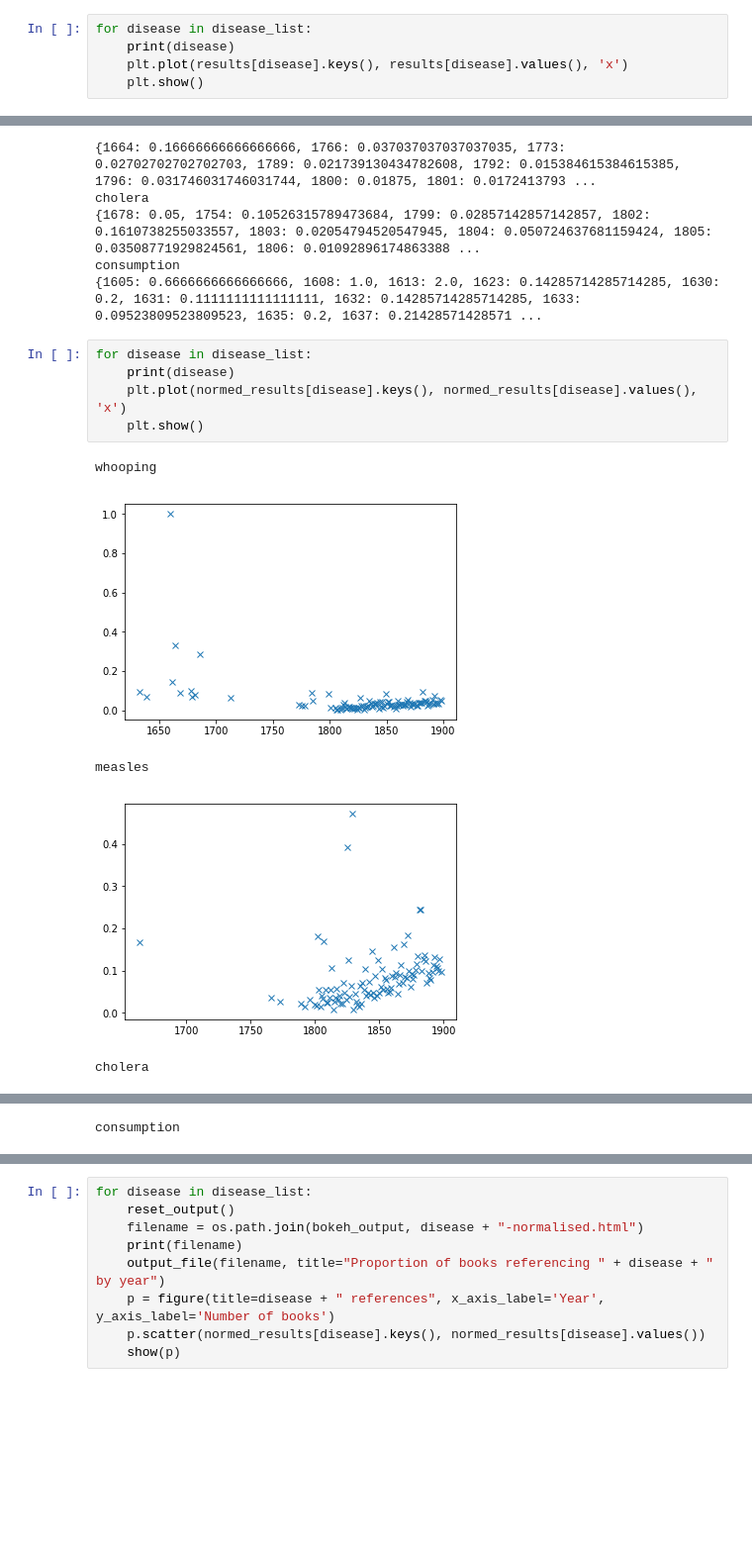
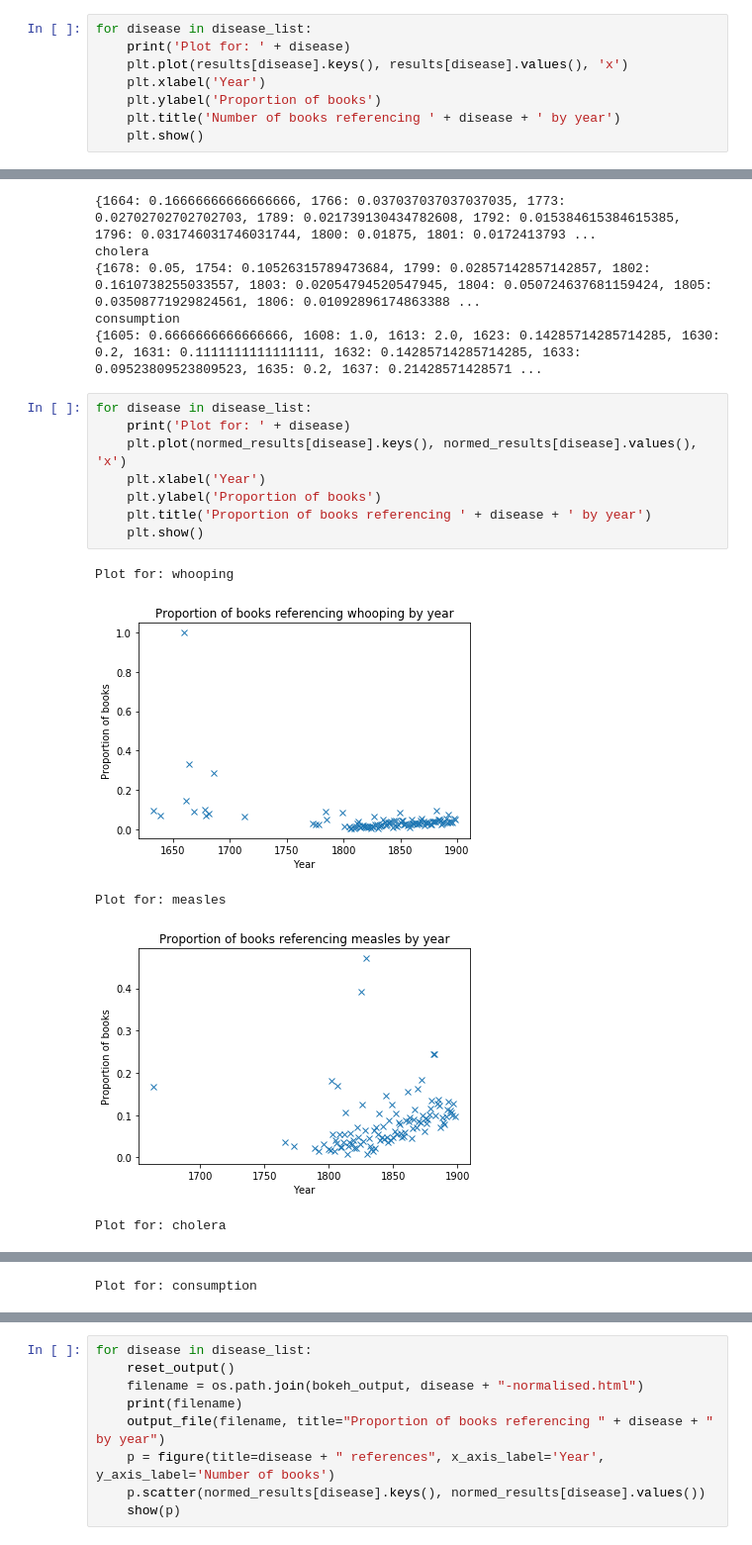
Before and after one commit to alan-turing-institute/cluster-code-visualisations, a Jupyter notebook: diseases/Diseases_1-LocalPackages.ipynb, the cells around one changed output, grey strips where cells are left out. Shown at 99% size. Cells and saved outputs as stored; diff of their text form; blank space fills up the shorter version.

```diff
--- a/diseases/Diseases_1-LocalPackages.ipynb
+++ b/diseases/Diseases_1-LocalPackages.ipynb
@@ -48,7 +48,10 @@ data/consumption.yml
 {1605: 2, 1608: 1, 1613: 2, 1623: 1, 1630: 2, 1631: 1, 1632: 1, 1633: 2, 1635: 1, 1637: 3, 1647: 2, 1651: 1, 1652: 1, 1653: 1, 1658: 1, 1664: 1, 1667: 2, 1670: 1, 1672: 1, 1674: 1, 1681: 1, 1682: 1, 1 ...
 # %%
 for disease in disease_list:
-    print(disease)
+    print('Plot for: ' + disease)
     plt.plot(results[disease].keys(), results[disease].values(), 'x')
+    plt.xlabel('Year')
+    plt.ylabel('Proportion of books')
+    plt.title('Number of books referencing ' + disease + ' by year')
     plt.show()
 # %% [output]
@@ -134,12 +137,15 @@ consumption
 {1605: 0.6666666666666666, 1608: 1.0, 1613: 2.0, 1623: 0.14285714285714285, 1630: 0.2, 1631: 0.1111111111111111, 1632: 0.14285714285714285, 1633: 0.09523809523809523, 1635: 0.2, 1637: 0.21428571428571 ...
 # %%
 for disease in disease_list:
-    print(disease)
+    print('Plot for: ' + disease)
     plt.plot(normed_results[disease].keys(), normed_results[disease].values(), 'x')
+    plt.xlabel('Year')
+    plt.ylabel('Proportion of books')
+    plt.title('Proportion of books referencing ' + disease + ' by year')
     plt.show()
 # %% [output]
-whooping
+Plot for: whooping
-[figure, old version]
+[figure, new version]
-measles
+Plot for: measles
-[figure, old version]
+[figure, new version]
-cholera
+Plot for: cholera
@@ -147 +153 @@ cholera
-consumption
+Plot for: consumption
```
Also changed, not shown: parts of 7 cells of this notebook, 8 other files.
